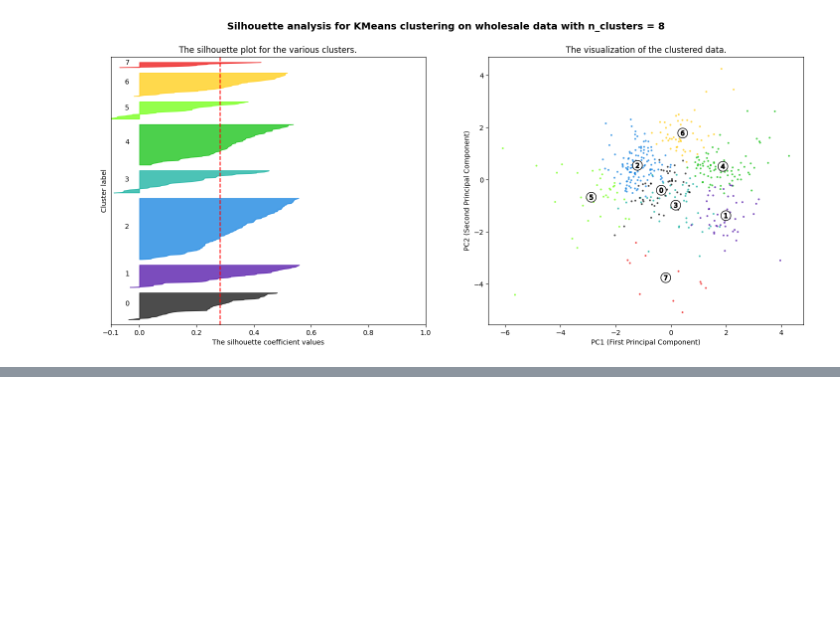
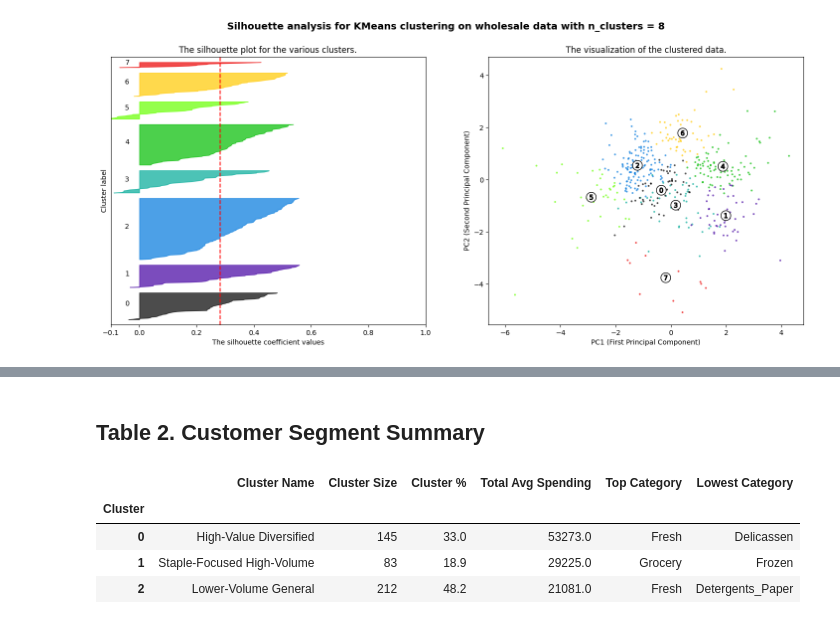
Before and after one commit to EsserMishelle/customer-spending-segmentation, a Jupyter notebook: 4_Cluster_Interpretation.ipynb, the cells around one changed output, grey strips where cells are left out. Saved outputs shown, nothing was run; the diff lists cells and outputs as text; code cells hidden in the pictures; blank space fills up the shorter version.

```diff
--- a/4_Cluster_Interpretation.ipynb
+++ b/4_Cluster_Interpretation.ipynb
@@ -200 +299,26 @@ dtype: int64
+# %% [markdown]
+## Table 2. Customer Segment Summary
+# %%
+cluster_size = df['Cluster'].value_counts().sort_index()
+
+cluster_pct = (cluster_size / len(df) * 100).round(1)
+
+summary = pd.DataFrame({
+    # 'Cluster': cluster_means.index,
+    'Cluster Name': cluster_means.index.map(cluster_names),
+    'Cluster Size': cluster_size.values,
+    'Cluster %': cluster_pct.values,
+    'Total Avg Spending': cluster_means[spend_cols].sum(axis=1).round(0),
+    'Top Category': cluster_means[spend_cols].idxmax(axis=1),
+    'Lowest Category': cluster_means[spend_cols].idxmin(axis=1)
+})
+
+summary.reset_index().rename(columns={'index': 'Cluster'})
+summary
+# %% [output]
+|  | Cluster Name | Cluster Size | Cluster % | Total Avg Spending | Top Category | Lowest Category |
+| Cluster |  |  |  |  |  |  |
+| 0 | High-Value Diversified | 145 | 33.0 | 53273.0 | Fresh | Delicassen |
+| 1 | Staple-Focused High-Volume | 83 | 18.9 | 29225.0 | Grocery | Frozen |
+| 2 | Lower-Volume General | 212 | 48.2 | 21081.0 | Fresh | Detergents_Paper |
 # %% [markdown]
```
Also changed, not shown: parts of 27 cells of this notebook.
